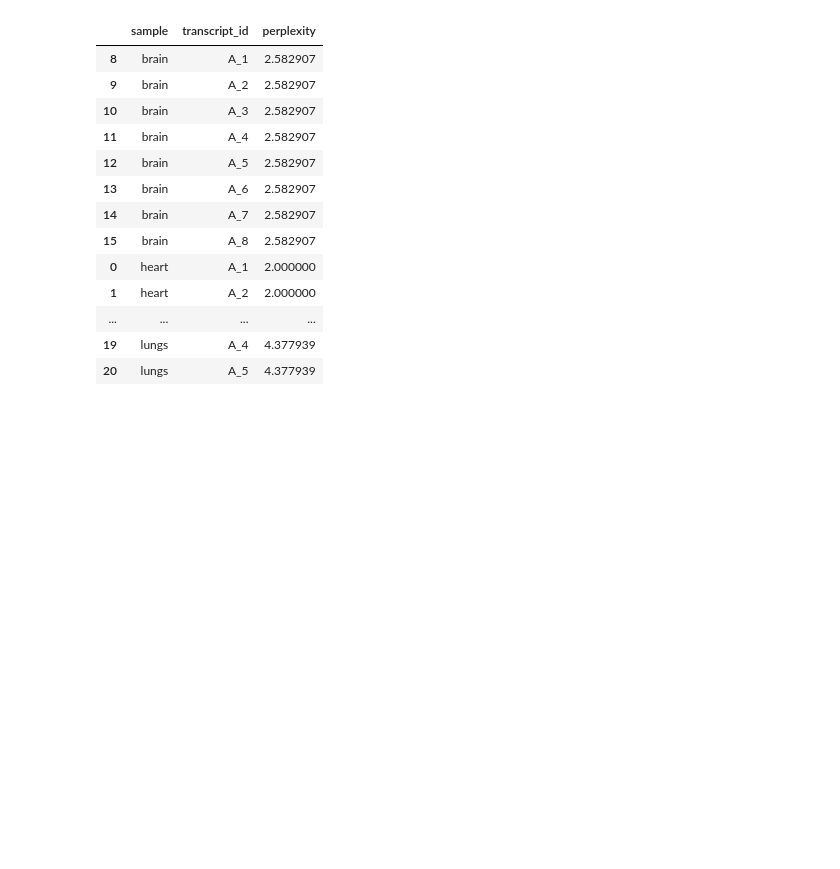
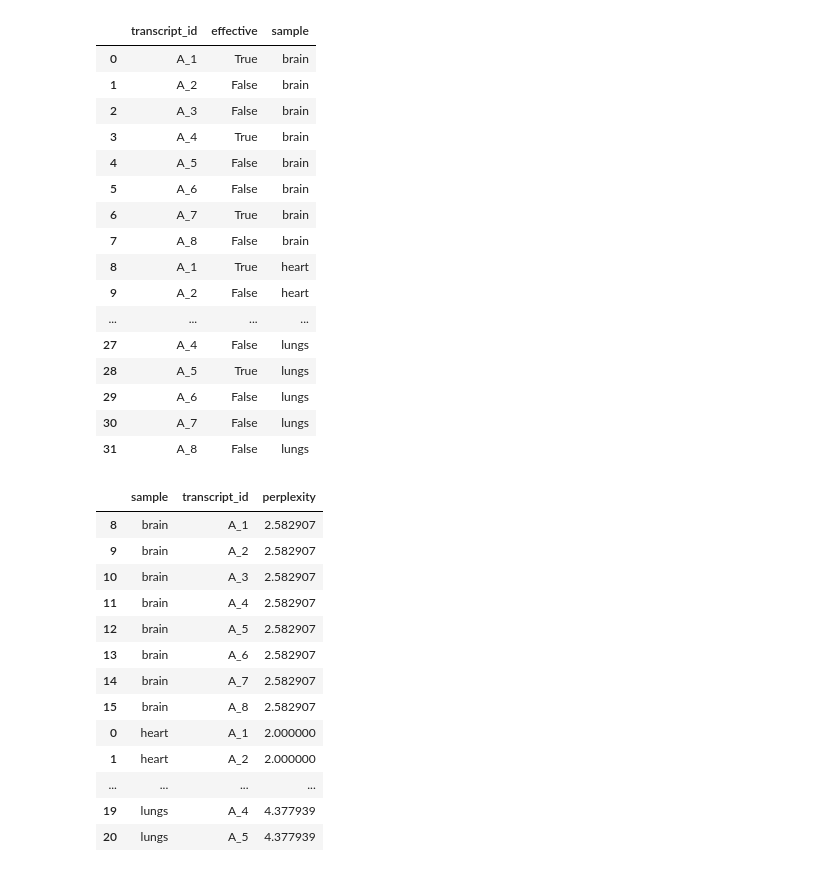
Before and after one commit to fairliereese/isoplex, a Jupyter notebook: dev.ipynb, the cells around one changed output. Drawn from its saved outputs; the diff is of its cells as text; code cells hidden in the pictures; blank space fills up the shorter version.

```diff
--- a/dev.ipynb
+++ b/dev.ipynb
@@ -3,3 +3,28 @@ import scipy.stats
 import pandas as pd
 import numpy as np
 from src.iso_perplexity.utils import *
+# %%
+def manuscript_sample_df():
+    df = pd.DataFrame()
+    df['gene_id'] = ['A' for i in range(8*4)]
+    df['transcript_id'] = flatten_list([[f'A_{j+1}' for i in range(4)] for j in range(8)])
+    df['sample'] = flatten_list([['heart', 'brain', 'lungs', 'kidney'] for i in range(8)])
+    df['pi'] = [i*100 for i in [0.5, 0.45, 0.2, 0.2,
+                0, 0, 0.1, 0.2,
+                0, 0, 0.08, 0.2,
+                0.5, 0.1, 0.02, 0.2,
+                0, 0, 0.5, 0,
+                0, 0, 0.04, 0.2,
+                0, 0.45, 0, 0,
+                0, 0, 0.06, 0]]
+
+    # long formitze it
+    df = df.pivot(index=['gene_id', 'transcript_id'], columns='sample', values='pi')
+    df = df.reset_index()
+    df.columns.name = ''
+
+    return df
+# %%
+df = manuscript_sample_df()
+df = compute_multi_sample_isoform_metrics(df)
+df.head()
@@ -6,3 +62,23 @@ from src.iso_perplexity.utils import *
+# %%
+df[['transcript_id', 'effective', 'sample']]
+# %% [output]
+|  | transcript_id | effective | sample |
+| 0 | A_1 | True | brain |
+| 1 | A_2 | False | brain |
+| 2 | A_3 | False | brain |
+| 3 | A_4 | True | brain |
+| 4 | A_5 | False | brain |
+| 5 | A_6 | False | brain |
+| 6 | A_7 | True | brain |
+| 7 | A_8 | False | brain |
+| 8 | A_1 | True | heart |
+| 9 | A_2 | False | heart |
+| ... | ... | ... | ... |
+| 27 | A_4 | False | lungs |
+| 28 | A_5 | True | lungs |
+| 29 | A_6 | False | lungs |
+| 30 | A_7 | False | lungs |
+| 31 | A_8 | False | lungs |
 # %%
 def flatten_list(l):
     """
```
Also changed, not shown: parts of 4 cells of this notebook, 4 other files.
